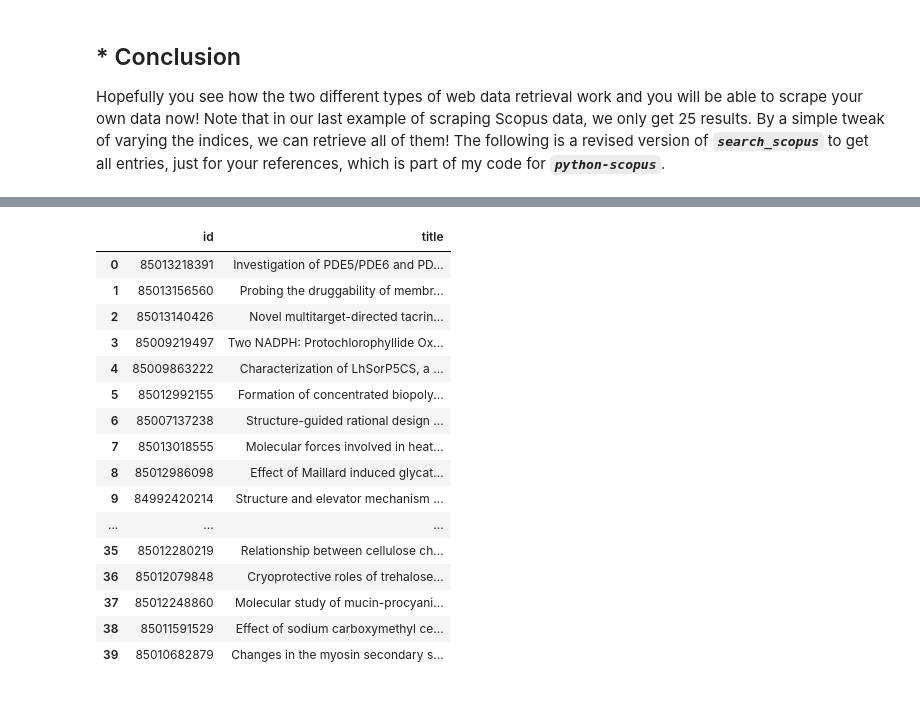
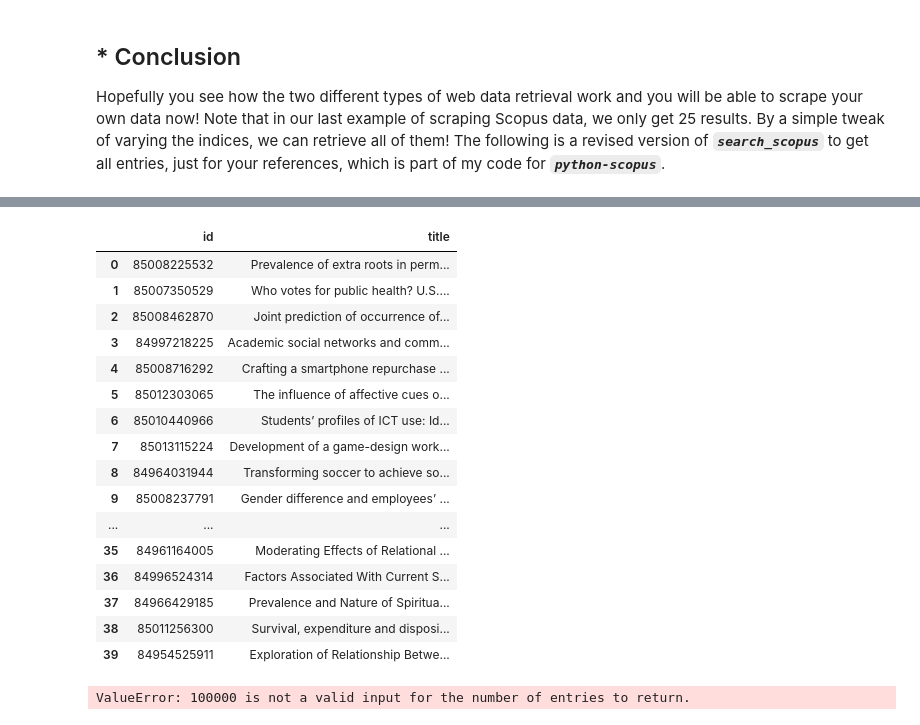
Before and after one commit to zhiyzuo/python-tutorial, a Jupyter notebook: 2_web_scraping.ipynb, the cells around one changed output, grey strips where cells are left out. Cells and saved outputs as stored; diff of their text form; code cells hidden in the pictures.

```diff
--- a/2_web_scraping.ipynb
+++ b/2_web_scraping.ipynb
@@ -16,10 +16,23 @@ import warnings
 warnings.filterwarnings('ignore')
 
 ## read my app keys
+## I saved my own keys into a text file.
+## Please put your keys and secrest following
+## These four lines of commented code below:
+## consumer_key = "your_consumer_key"
+## consumer_secret = "your_consumer_secret"
+## access_token = "your_access_token"
+## access_secret = "your_access_secret"
+
 with open("./twitter_keys.csv", "r") as twitter_keys:
     keys = twitter_keys.read()
     consumer_key, consumer_secret, access_token, access_secret = \
         keys.split("\n")[:-1]
+
+consumer_key = "e2hTzk3cSLWwj7P2gqzKYe054"
+consumer_secret = "BJYoFI8Tm3CgLlCQs4tu6HfKfA2yeVyje18Uhz8z72sb0BpLrd"
+access_token = "2740697738-gJ9TRAgG1RB9HBlzkgO5XUAAUipJXevFhrhLRaU"
+access_secret = "kgnOc0sK2GFqrGwzninGPVcBRRampjbZg7LQYg7wh9cTx"
 
 ## load twitter package, which a well-written Python package for Twitter APIs
 import twitter
@@ -236,12 +249,12 @@ def search_scopus(key, query, index=0, verbose=True):
     '''
 
     import requests
-    par = {'apikey': key, 'query': 'TITLE-ABS-KEY(protein structure)', 'start': index}
+    par = {'apikey': key, 'query': query, 'start': index}
     r = requests.get(search_uri, params=par)
     resp = r.json()
     ## print out some summaries
-    total_count = resp['search-results']['opensearch:totalResults']
-    start_index = resp['search-results']['opensearch:startIndex']
+    total_count = int(resp['search-results']['opensearch:totalResults'])
+    start_index = int(resp['search-results']['opensearch:startIndex'])
     entries = resp['search-results']['entry']
     if verbose:
         print("Going to: %s"%r.url)
@@ -261,9 +274,12 @@ def search_scopus(key, query, index=0, verbose=True):
     ## use pd.DataFrame to better store the results
     import pandas as pd
     result_df = pd.DataFrame(id_title_list, columns=list(("id", "title")))
-    return(result_df)
+    if index == 0:
+        return(result_df, total_count)
+    else:
+        return(result_df)
 # %%
-result_df = search_scopus(key, 'TITLE-ABS-KEY(protein structure)')
+result_df, total_count = search_scopus(key, 'TITLE-ABS-KEY(gender in science)')
 # use iPython's functions to print data frames prettier
 from IPython.display import display, HTML
 display(result_df)
@@ -314,11 +330,11 @@ def search_scopus_plus(key, query, number=200):
             id column stores scopus id and title column stores titles
     '''
 
+    results_df, total_count = search_scopus(key, query, verbose=False)
     if type(number) is not int or number > total_count:
         import sys
         raise ValueError("%s is not a valid input for the number of entries to return." %number)
 
-    results_df = search_scopus(key, query, verbose=False)
     if number < 25:
         # if less than 25, just one page of response is enough
         return results_df[:number]
@@ -354,21 +370,25 @@ display(result_df_20)
 # %%
-result_df_40 = search_scopus_plus(key, 'TITLE-ABS-KEY(protein structure)',40)
+result_df_40 = search_scopus_plus(key, 'TITLE-ABS-KEY(gender in science)',40)
 display(result_df_40)
 # %% [output]
 |  | id | title |
-| 0 | 85013218391 | Investigation of PDE5/PDE6 and PD... |
-| 1 | 85013156560 | Probing the druggability of membr... |
-| 2 | 85013140426 | Novel multitarget-directed tacrin... |
-| 3 | 85009219497 | Two NADPH: Protochlorophyllide Ox... |
-| 4 | 85009863222 | Characterization of LhSorP5CS, a ... |
-| 5 | 85012992155 | Formation of concentrated biopoly... |
-| 6 | 85007137238 | Structure-guided rational design ... |
-| 7 | 85013018555 | Molecular forces involved in heat... |
-| 8 | 85012986098 | Effect of Maillard induced glycat... |
-| 9 | 84992420214 | Structure and elevator mechanism ... |
+| 0 | 85008225532 | Prevalence of extra roots in perm... |
+| 1 | 85007350529 | Who votes for public health? U.S.... |
+| 2 | 85008462870 | Joint prediction of occurrence of... |
+| 3 | 84997218225 | Academic social networks and comm... |
+| 4 | 85008716292 | Crafting a smartphone repurchase ... |
+| 5 | 85012303065 | The influence of affective cues o... |
+| 6 | 85010440966 | Students’ profiles of ICT use: Id... |
+| 7 | 85013115224 | Development of a game-design work... |
+| 8 | 84964031944 | Transforming soccer to achieve so... |
+| 9 | 85008237791 | Gender difference and employees’ ... |
 | ... | ... | ... |
-| 35 | 85012280219 | Relationship between cellulose ch... |
-| 36 | 85012079848 | Cryoprotective roles of trehalose... |
-| 37 | 85012248860 | Molecular study of mucin-procyani... |
-| 38 | 85011591529 | Effect of sodium carboxymethyl ce... |
-| 39 | 85010682879 | Changes in the myosin secondary s... |
+| 35 | 84961164005 | Moderating Effects of Relational ... |
+| 36 | 84996524314 | Factors Associated With Current S... |
+| 37 | 84966429185 | Prevalence and Nature of Spiritua... |
+| 38 | 85011256300 | Survival, expenditure and disposi... |
+| 39 | 84954525911 | Exploration of Relationship Betwe... |
+# %%
+result_df_too_many = search_scopus_plus(key, 'TITLE-ABS-KEY(gender in science)', 100000)
+# %% [output]
+ValueError: 100000 is not a valid input for the number of entries to return.
```
Also changed, not shown: parts of 3 cells of this notebook, 2 other files.
